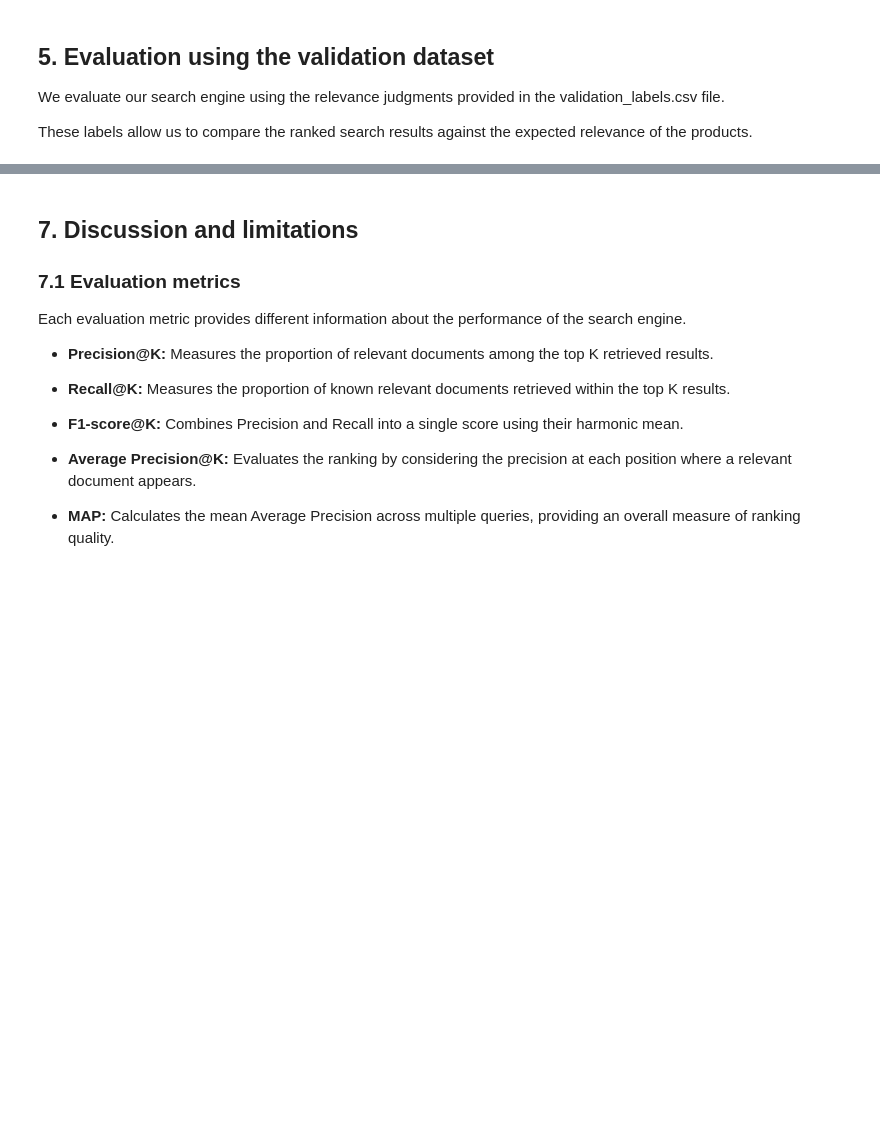
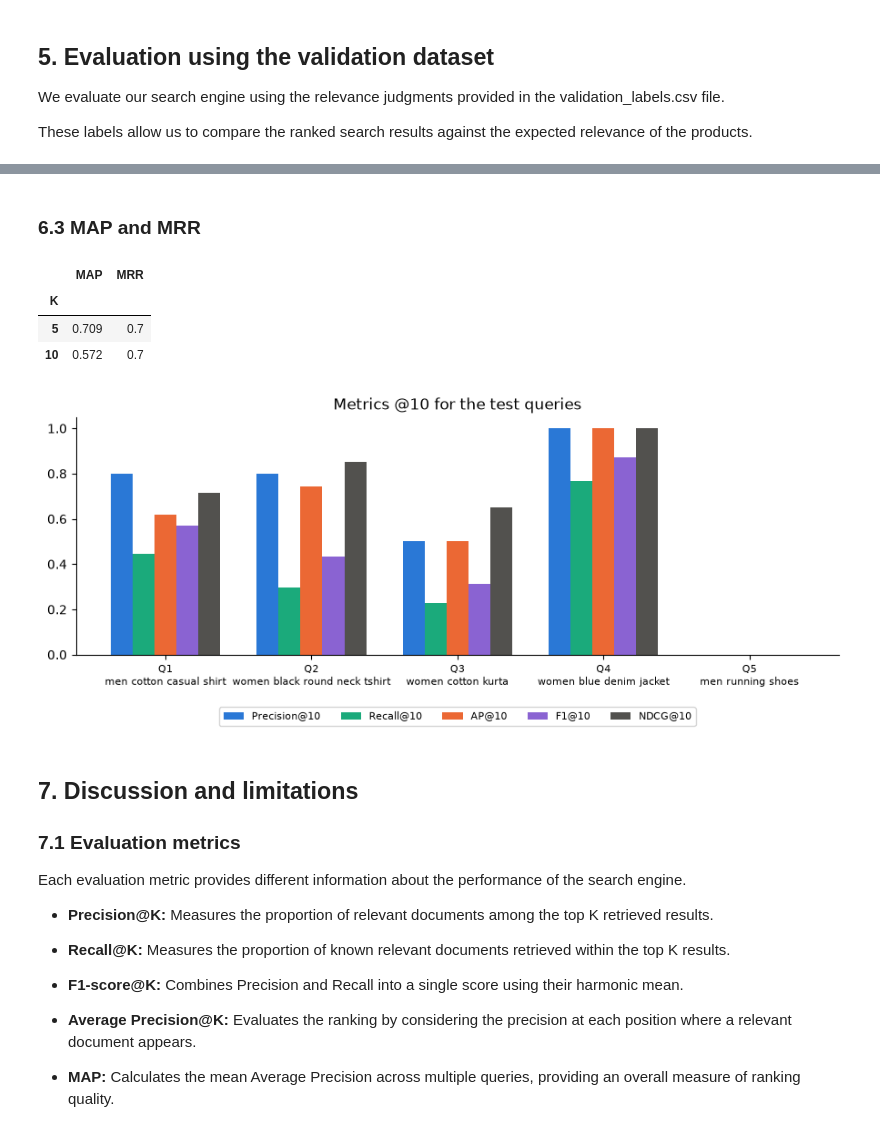
Before and after one commit to asteraceae/riaw-search-engine, a Jupyter notebook: project_progress/part_2/part_2.ipynb, the cells around one changed output, grey strips where cells are left out. Drawn from its saved outputs; the diff is of its cells as text; code cells hidden in the pictures; blank space fills up the shorter version.

```diff
--- a/project_progress/part_2/part_2.ipynb
+++ b/project_progress/part_2/part_2.ipynb
@@ -800,0 +483,8 @@ display(custom_overall_results.style.format("{:.3f}"))
+# %%
+expert_df = pd.read_csv(EXPERT_PATH, dtype={"pid": str})
+
+assert expert_df["relevance"].notna().all()
+assert expert_df["relevance"].isin([0, 1]).all()
+print("Manual relevance labels verified!")
+
+expert_df.groupby("query_id")["relevance"].agg(judged="count", relevant="sum")
@@ -800,0 +508,8 @@ display(custom_overall_results.style.format("{:.3f}"))
+# %%
+custom_rankings, custom_relevance = prepare_rankings(expert_df, test_queries, "relevance")
+
+for k in [5, 10]:
+    results_df = metrics_table(custom_rankings, custom_relevance, k)
+    results_df.to_csv(OUT_DIR / f"test_queries_metrics_k{k}.csv")
+    print(f"Evaluation at K={k}")
+    display(results_df)
@@ -801,3 +533,38 @@ display(custom_overall_results.style.format("{:.3f}"))
+# %% [markdown]
+### 6.3 MAP and MRR
+# %%
+custom_overall = map_mrr_table(custom_rankings, custom_relevance, [5, 10])
+custom_overall.to_csv(OUT_DIR / "test_queries_map_mrr.csv")
+custom_overall
+# %% [output]
+|  | MAP | MRR |
+| K |  |  |
+| 5 | 0.709 | 0.7 |
+| 10 | 0.572 | 0.7 |
+# %%
+# Metrics @10 of each test query
+at_10 = metrics_table(custom_rankings, custom_relevance, 10)
+metric_names = ["Precision", "Recall", "AP", "F1", "NDCG"]
+colors = ["#2a78d6", "#1baa7b", "#eb6834", "#8a63d2", "#52514e"]
+
+# One group of bars per query, one bar per metric
+fig, ax = plt.subplots(figsize=(9, 4))
+x = np.arange(len(at_10))  # position of each query on the x axis
+width = 0.15
+for i in range(len(metric_names)):
+    ax.bar(x + i * width, at_10[metric_names[i]], width, label=metric_names[i] + "@10", color=colors[i])
+ax.set_xticks(x + 2 * width)
+ax.set_xticklabels([q + "\n" + test_queries[q] for q in at_10.index], fontsize=8)
+ax.set_ylim(0, 1.05)
+ax.set_title("Metrics @10 for the test queries")
+ax.legend(ncol=5, fontsize=8, loc="upper center", bbox_to_anchor=(0.5, -0.2))
+ax.spines["top"].set_visible(False)
+ax.spines["right"].set_visible(False)
+fig.tight_layout()
+fig.savefig(FIG_DIR / "test_queries_metrics.png", dpi=150, bbox_inches="tight")
+plt.show()
+# %% [output]
+[figure, added]
 # %% [markdown]
 ## 7. Discussion and limitations
 
```
Also changed, not shown: parts of 65 cells of this notebook, 12 other files.
